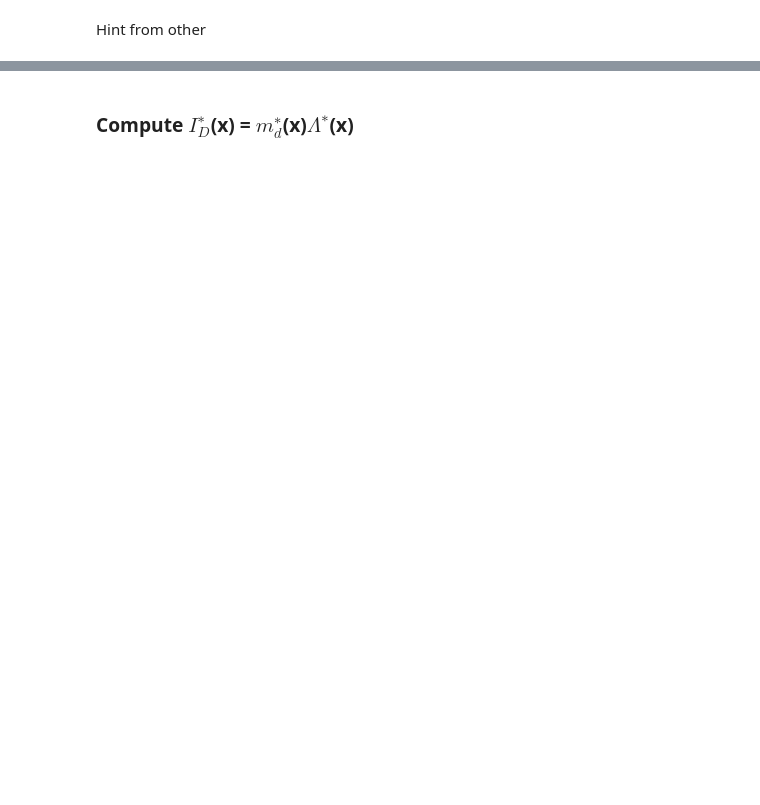
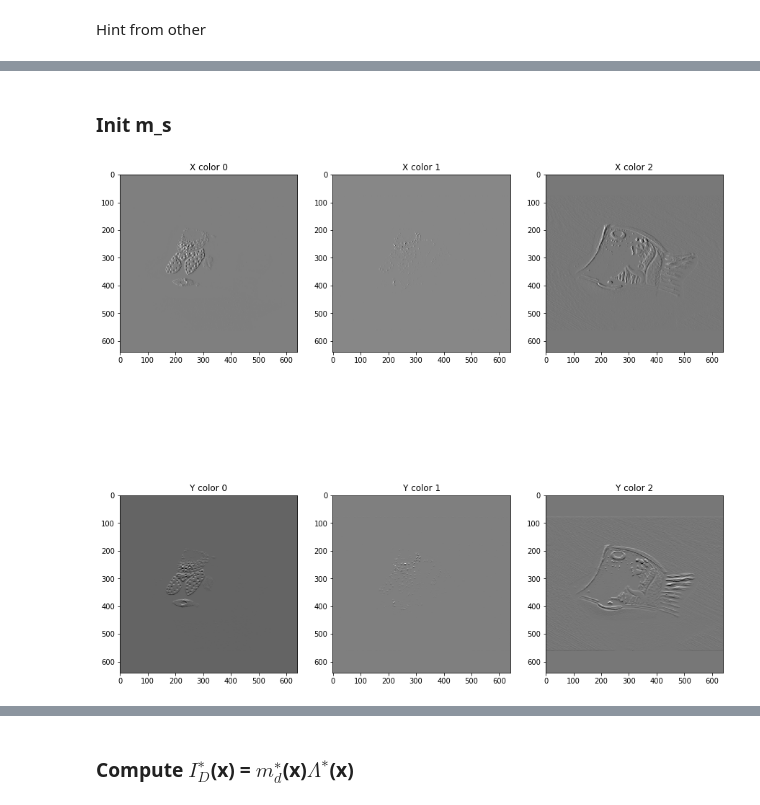
Before and after one commit to NikolaiSviridov/Specular-Highlight-Removal, a Jupyter notebook: single_image/Artusi_A_et_al/python/clean.ipynb, the cells around one changed output, grey strips where cells are left out. Saved outputs shown, nothing was run; the diff lists cells and outputs as text; code cells hidden in the pictures; blank space fills up the shorter version.

```diff
--- a/single_image/Artusi_A_et_al/python/clean.ipynb
+++ b/single_image/Artusi_A_et_al/python/clean.ipynb
@@ -386,0 +422,6 @@ _m_s = P2(_I_de - _diff_chrom_de *m_d)
+# %% [markdown]
+### Init m_s
+# %%
+show_filter(_m_s)
+# %% [output]
+[figure, added]
```
Also changed, not shown: parts of 24 cells of this notebook.
